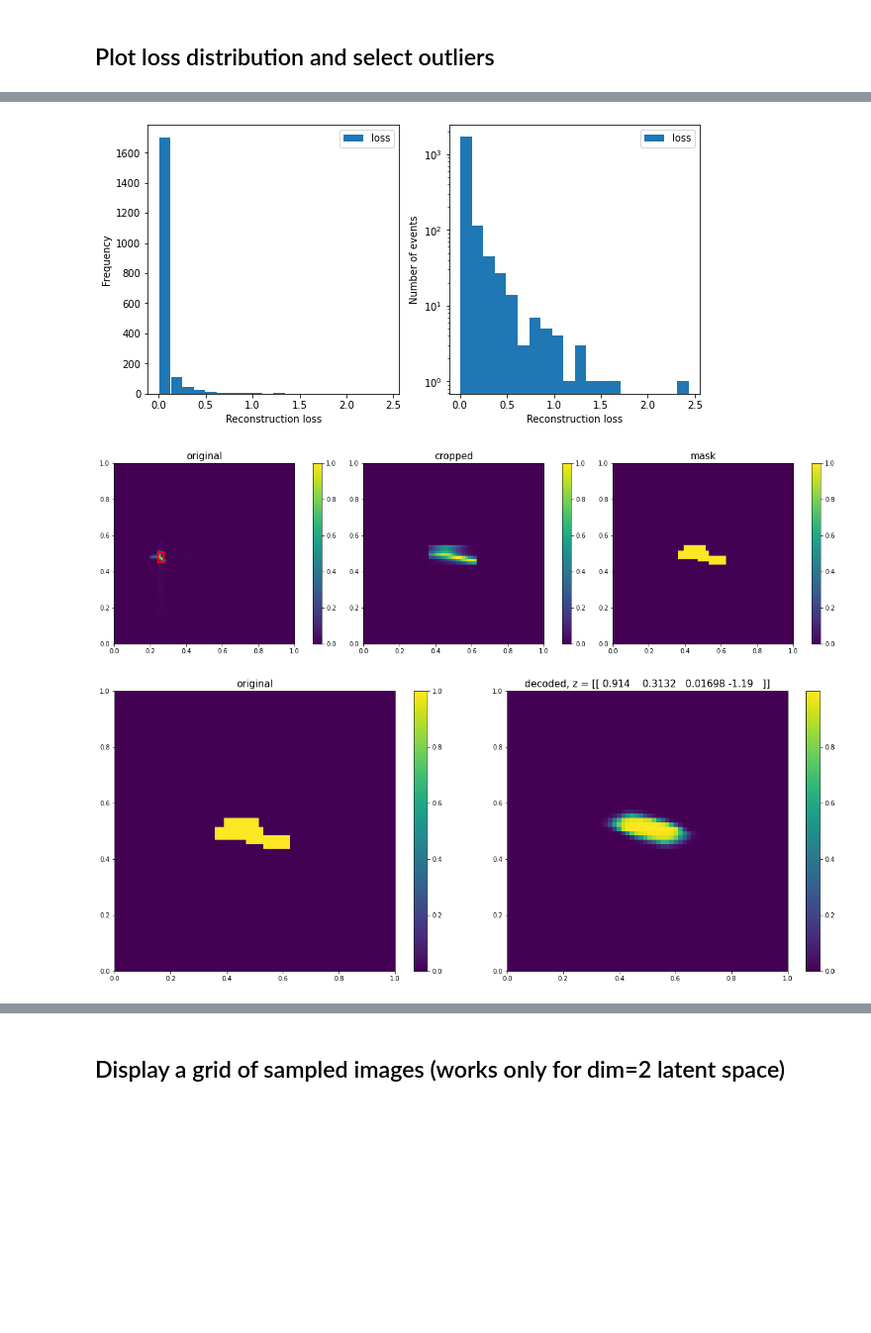
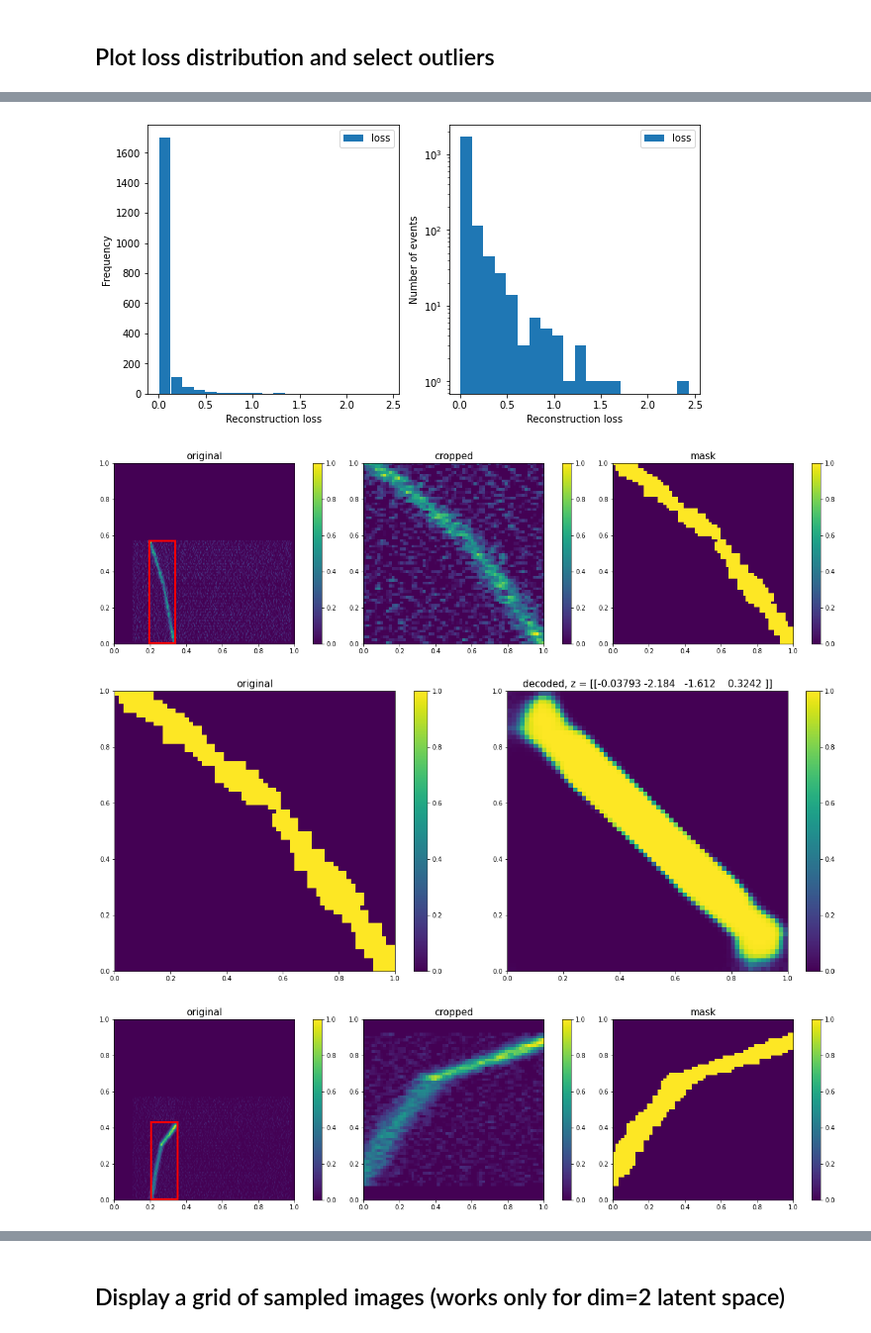
Before and after one commit to akalinow/MachineLearning, a Jupyter notebook: ELITPC/VAE_ELITPC_ROI.ipynb, the cells around one changed output, grey strips where cells are left out. Shown at 99% size. Drawn from its saved outputs; the diff is of its cells as text; code cells hidden in the pictures; blank space fills up the shorter version.

```diff
--- a/ELITPC/VAE_ELITPC_ROI.ipynb
+++ b/ELITPC/VAE_ELITPC_ROI.ipynb
@@ -233,7 +233,7 @@ tensorboard_callback = tf.keras.callbacks.TensorBoard(log_dir=log_dir, histogram
 current_time = datetime.now().strftime("%b %d %Y %H:%M:%S")
 print("Training start. Current Time =", current_time)
 
-nEpochs = 2
+nEpochs = 20
 vae.fit(dataset, epochs=nEpochs,
         verbose=1,
         use_multiprocessing=True,
@@ -288,7 +294,6 @@ importlib.reload(plf)
 fileNames = ["UVWProjections_2018-06-19T15:13:33.941_0008.tfrecords"]
 dataset = iof.readTFRecordFile(fileNames)
 dataset = dataset.map(lambda item: iof.preprocessProjections(item, projection=0))
-dataset = dataset.cache()
 
 tag = "0020_Jun_28_2021_15_55"
 encoder, decoder = iof.loadEncoderDecoder(tag)
@@ -305,14 +310,14 @@ for data in dataset:
     else:
         roi = rois[0]
     cropped, mask = iof.crop_ROI(data, roi, shape=(64,64))
+    mask_batched = tf.reshape(mask, (1,)+mask.shape)
 
-    #plf.plotOriginal_vs_cropped(data, cropped, mask, rois[0])
-    mask = tf.reshape(mask, (1,)+mask.shape)
-    #plf.plotOriginal_vs_decoded(mask, vae)
+    if index<3:
+        plf.plotOriginal_vs_cropped(data, cropped, mask, rois[0])
+        plf.plotOriginal_vs_decoded(mask_batched, vae)
 
-    loss = vae.evaluation(mask)
+    loss = vae.evaluation(mask_batched)
     batch_df = pd.DataFrame(data={"loss":np.array(loss["reconstruction_loss"])}, index=[index])
-    #df.append(batch_df, ignore_index=True)
     df = pd.concat([df, batch_df])
     index += 1
 
@@ -351,7 +363,7 @@ dataset = iof.readTFRecordFile(fileNames)
 dataset = dataset.map(lambda item: iof.preprocessProjections(item, projection=0))
 dataset = dataset.enumerate()
 
-events = (636)
+#events = (636) #The three tracks event
 
 for index, data in dataset:
 
@@ -380,3 +394,4 @@ loss tf.Tensor(0.04077, shape=(), dtype=float16)
 [figure]
-[figure, old version]
+[figure, new version]
-[figure, old version]
+[figure, new version]
+[figure, added]
```
Also changed, not shown: parts of 5 cells of this notebook.
